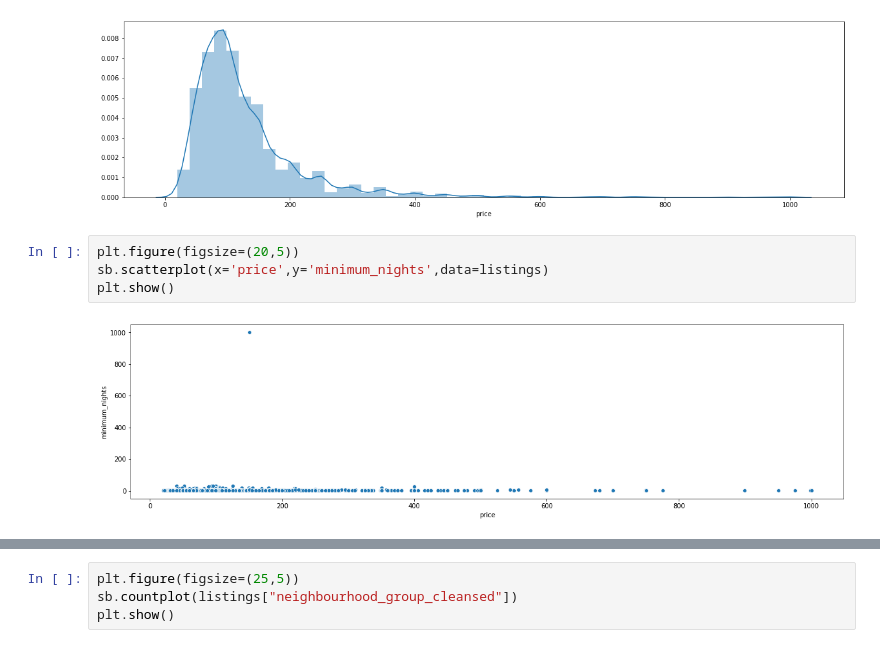
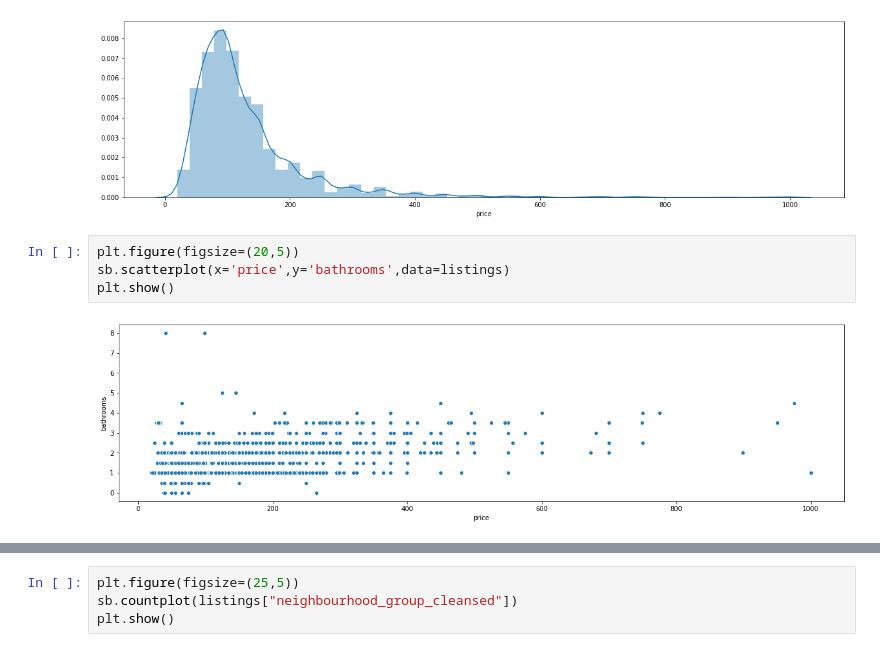
Before and after one commit to wjingyao/1015, a Jupyter notebook: Airbnb.ipynb, the cells around one changed output, grey strips where cells are left out. Cells and saved outputs as stored; diff of their text form.

Commit message:
prediction and data analysis of price

```diff
--- a/Airbnb.ipynb
+++ b/Airbnb.ipynb
@@ -78,7 +78,7 @@ plt.show()
 [figure]
 # %%
 plt.figure(figsize=(20,5))
-sb.scatterplot(x='price',y='minimum_nights',data=listings)
+sb.scatterplot(x='price',y='bathrooms',data=listings)
 plt.show()
 # %% [output]
-[figure, old version]
+[figure, new version]
```
Also changed, not shown: parts of 18 cells of this notebook, 1 other file.
